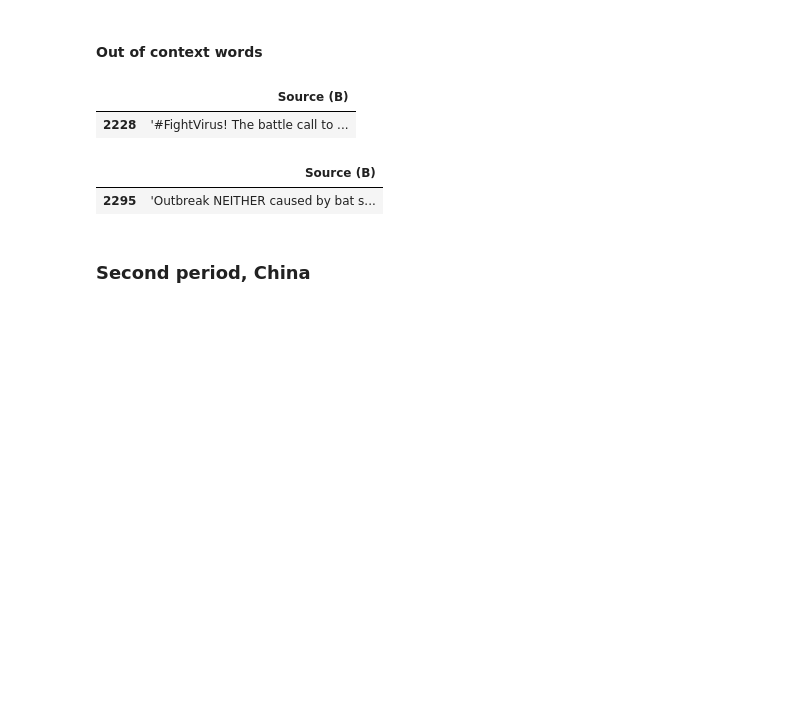
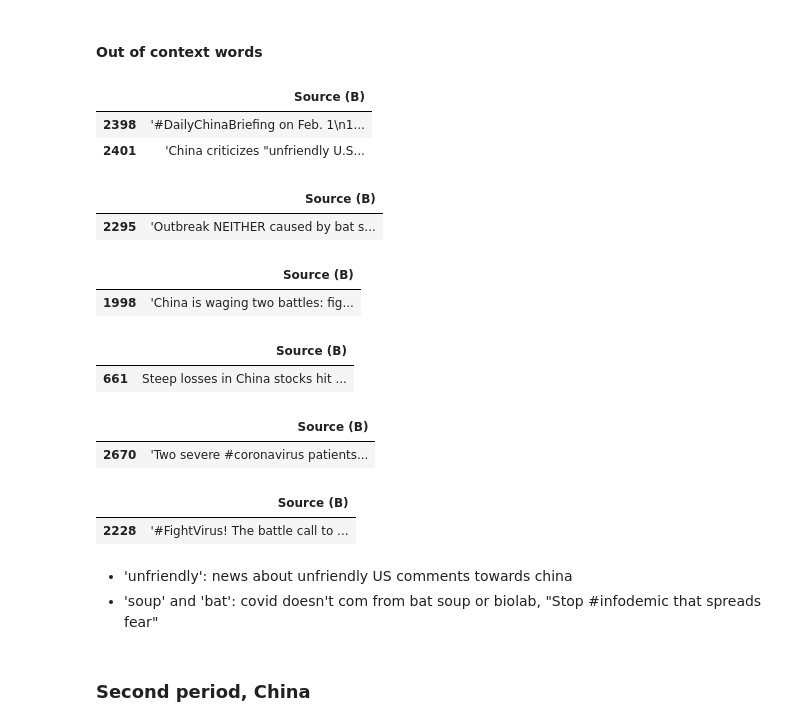
Before and after one commit to silviapoletti/Covid19-related-tweets-Network-Analysis, a Jupyter notebook: src/LIWK_and_projection(draft).ipynb, the cells around one changed output. Saved outputs shown, nothing was run; the diff lists cells and outputs as text; code cells hidden in the pictures; blank space fills up the shorter version.

```diff
--- a/src/LIWK_and_projection(draft).ipynb
+++ b/src/LIWK_and_projection(draft).ipynb
@@ -805,13 +825,29 @@ m_w_c1_ord =dict(sorted(m_w_c1.to_dict().items(), key=lambda item: item[1],rever
 #### Out of context words
 # %%
 with pd.option_context('display.max_colwidth', -1):
+    display(china1L.loc[china1L['Source (B)'].str.contains("unfriendly", case=False)][['Source (B)']])
+    display(china1L.loc[china1L['Source (B)'].str.contains("soup", case=False)][['Source (B)']])
+    display(china1L.loc[china1L['Source (B)'].str.contains("inaction", case=False)][['Source (B)']])
+    display(china1L.loc[china1L['Source (B)'].str.contains("steep", case=False)][['Source (B)']])
+    display(china1L.loc[china1L['Source (B)'].str.contains("holistic", case=False)][['Source (B)']])
     display(china1L.loc[china1L['Source (B)'].str.contains("echo", case=False)][['Source (B)']])
-    display(china1L.loc[china1L['Source (B)'].str.contains("soup", case=False)][['Source (B)']])
 # %% [output]
 |  | Source (B) |
-| 2228 | '#FightVirus! The battle call to ... |
+| 2398 | '#DailyChinaBriefing on Feb. 1\n1... |
+| 2401 | 'China criticizes "unfriendly U.S... |
 |  | Source (B) |
 | 2295 | 'Outbreak NEITHER caused by bat s... |
+|  | Source (B) |
+| 1998 | 'China is waging two battles: fig... |
+|  | Source (B) |
+| 661 | Steep losses in China stocks hit ... |
+|  | Source (B) |
+| 2670 | 'Two severe #coronavirus patients... |
+|  | Source (B) |
+| 2228 | '#FightVirus! The battle call to ... |
+# %% [markdown]
+- 'unfriendly': news about unfriendly US comments towards china
+- 'soup' and 'bat': covid doesn't com from bat soup or biolab, "Stop #infodemic that spreads fear"
 # %% [markdown]
 ### Second period, China
 # %%
```
Also changed, not shown: parts of 24 cells of this notebook, 3 other files.
